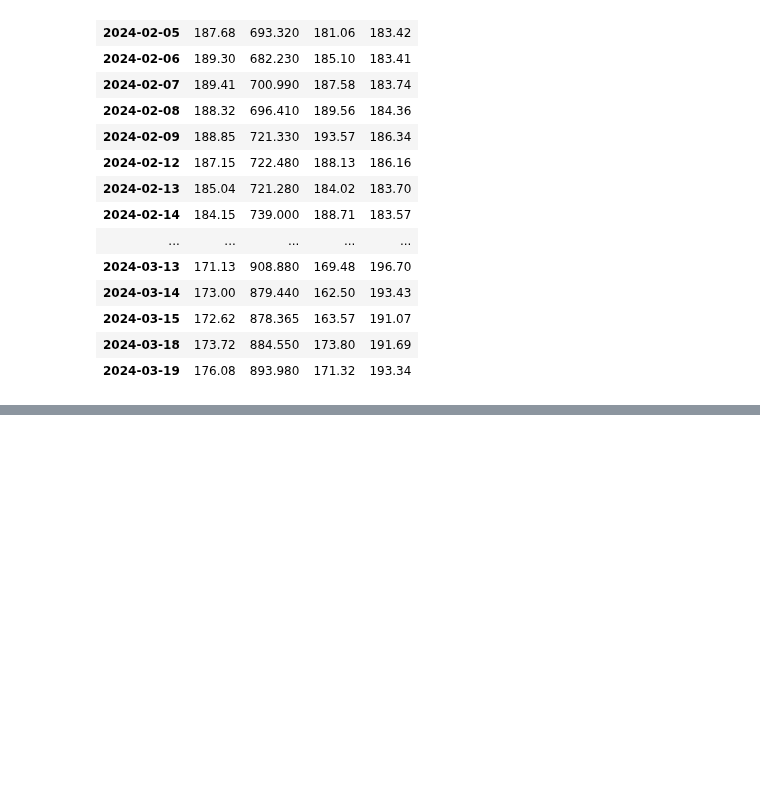
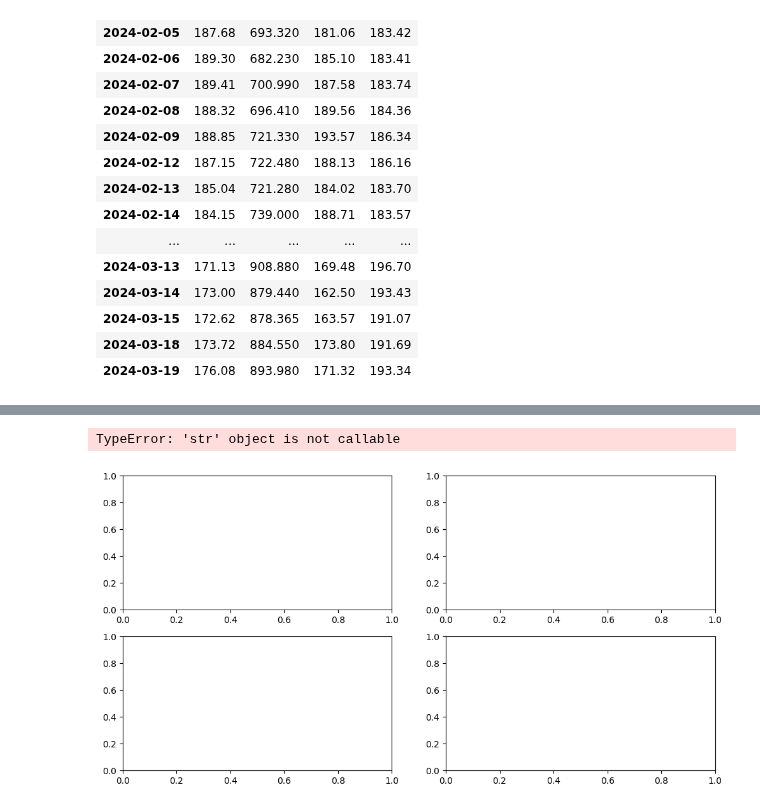
Before and after one commit to ArthurLopez1/Python-Arthur-Lopez-OPA23, a Jupyter notebook: code_alongs/Lec11_API.ipynb, the cells around one changed output, grey strips where cells are left out. Saved outputs shown, nothing was run; the diff lists cells and outputs as text; code cells hidden in the pictures; blank space fills up the shorter version.

```diff
--- a/code_alongs/Lec11_API.ipynb
+++ b/code_alongs/Lec11_API.ipynb
@@ -10,7 +10,7 @@ load_dotenv()
 
 api_key = os.getenv("ALPHA_API_KEY")
 # %%
-url = f'https://www.alphavantage.co/query?function=TIME_SERIES_DAILY&symbol=IBM&apikey=demo{api_key}'
+url = f'https://www.alphavantage.co/query?function=TIME_SERIES_DAILY&symbol=IBM&apikey={api_key}'
 response = requests.get(url)
 data = response.json()
 
@@ -90,7 +90,7 @@ symbols = ["AAPL", "NVDA", "TSLA", "IBM"]
 stock_list = []
 
 for symbol in symbols:
-    url = f'https://www.alphavantage.co/query?function=TIME_SERIES_DAILY&symbol={symbol}&apikey=demo{api_key}'
+    url = f'https://www.alphavantage.co/query?function=TIME_SERIES_DAILY&symbol={symbol}&apikey={api_key}'
     data = requests.get(url).json()
     df = pd.DataFrame(data["Time Series (Daily)"]).transpose()
     series = df["4. close"].rename(symbol).astype(float)
@@ -193,0 +214,14 @@ stocks.sort_index().loc["2024-02":"2024-03"]
+# %%
+fig, axes = plt.subplots(2,2, dpi=100, figsize=(12,6))
+
+stock_names = {"AAPL": "Apple", "NVDA": "Nvidia", "TSLA": "Tesla", "IBM": "IBM"}
+
+for ax, symbol in zip(axes.flatten(), stock_names):
+    sns.lineplot(data=stocks.loc["2024"], x=stocks.loc["2024"].index, y=symbol, ax=ax)
+    ax.set(title=f"{stock_names[symbol]}")
+
+fig.tight_layout()
+fig.suptitle("Stocks in 2024", y=1.03, fontweight="bold")
+# %% [output]
+TypeError: 'str' object is not callable
+[figure, added]
```
Also changed, not shown: parts of 5 cells of this notebook.
